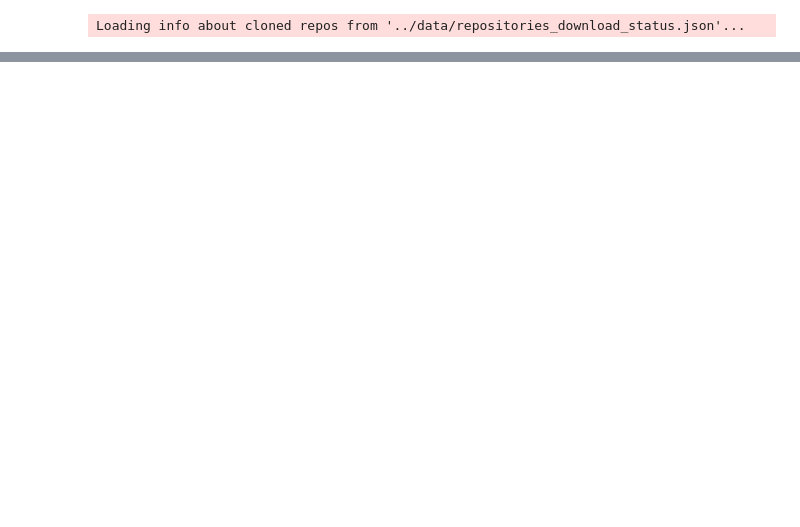
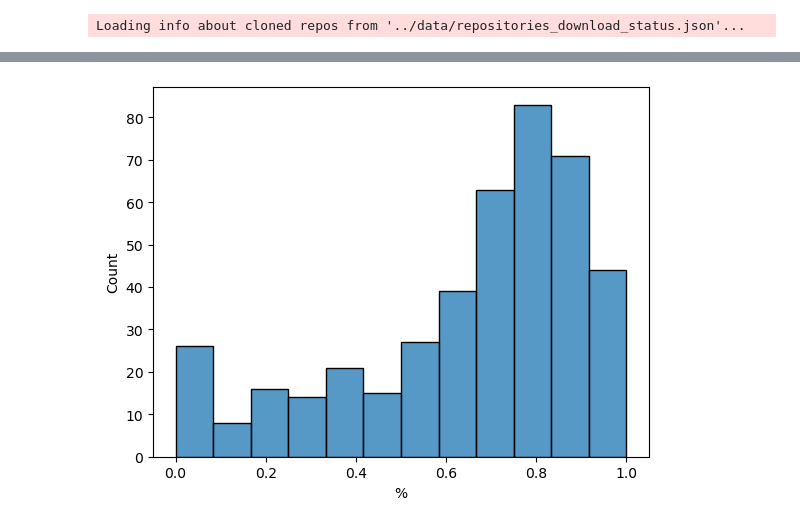
Before and after one commit to ncusi/MSR_Challenge_2024, a Jupyter notebook: notebooks/compare.ipynb, the cells around one changed output, grey strips where cells are left out. Drawn from its saved outputs; the diff is of its cells as text; code cells hidden in the pictures; blank space fills up the shorter version.

Commit message:
compare fragments

```diff
--- a/notebooks/compare.ipynb
+++ b/notebooks/compare.ipynb
@@ -40,25 +44,43 @@ Loading info about cloned repos from '../data/repositories_download_status.json'
 # %%
-def run_joblib(conv, compare):
+def run_joblib(source, conv, compare):
 
     if 'Conversations' not in conv:
         return {}
 
+    all_repos = DownloadedRepositories(Path('../data/repositories_download_status.json'))
+
     R = source['RepoName']
     S  = source['Sha']
+    U = source['URL']
+    curr_diff = None
+    try:
+        the_repo = all_repos.repo(R)
+        curr_diff = the_repo.unidiff(S)
+    except:
+        pass
 
-    if ((R,S) in diffs):
-        return diff_to_conversation(diffs[(R,S)], conv, compare=compare)
+    if curr_diff:
+        return U, diff_to_conversation(curr_diff, conv, compare=compare)
 
-    return {}
+    return U, {}
 # %%
-ret = Parallel(n_jobs=600)(delayed(run_joblib)(conv, compare=CompareLines) for source in tqdm.tqdm(data['Sources']) for conv in source['ChatgptSharing'])
+#ret = Parallel(n_jobs=-1)(delayed(run_joblib)(source, conv, compare=CompareLines) for source in tqdm.tqdm(data['Sources']) for conv in source['ChatgptSharing'])
 # %%
 # for source in tqdm.tqdm(data['Sources']):
 #     for conv in source['ChatgptSharing']:
 #         print(run_joblib(conv))
 #         break
 # %%
-df = []
-for r in ret:
-    if 'ALL' in r:
-        df.append({'cov' : r['ALL']['coverage'], 'all': r['ALL']['all']})
+def plot_ret(ret):
+    df = []
+    for rl in ret:
+        if not isinstance(rl, tuple):
+            continue
+
+        r = rl[1]
+        if 'ALL' in r:
+            df.append({'cov' : r['ALL']['coverage'], 'all': r['ALL']['all']})
+    df = pd.DataFrame(df)
+    df['%'] = df['cov']/df['all']
+    sns.histplot(df, x='%')
+    plt.show()
@@ -77,0 +87,2 @@ sns.histplot(df, x='%')
+# %%
+ret_fragments = Parallel(n_jobs=1000)(delayed(run_joblib)(source, conv, compare=CompareFragments) for source in tqdm.tqdm(data['Sources']) for conv in source['ChatgptSharing'])
@@ -77,0 +107,4 @@ sns.histplot(df, x='%')
+# %%
+plot_ret(ret_fragments)
+# %% [output]
+[figure, added]
```
Also changed, not shown: parts of 11 cells of this notebook, 1 other file.
